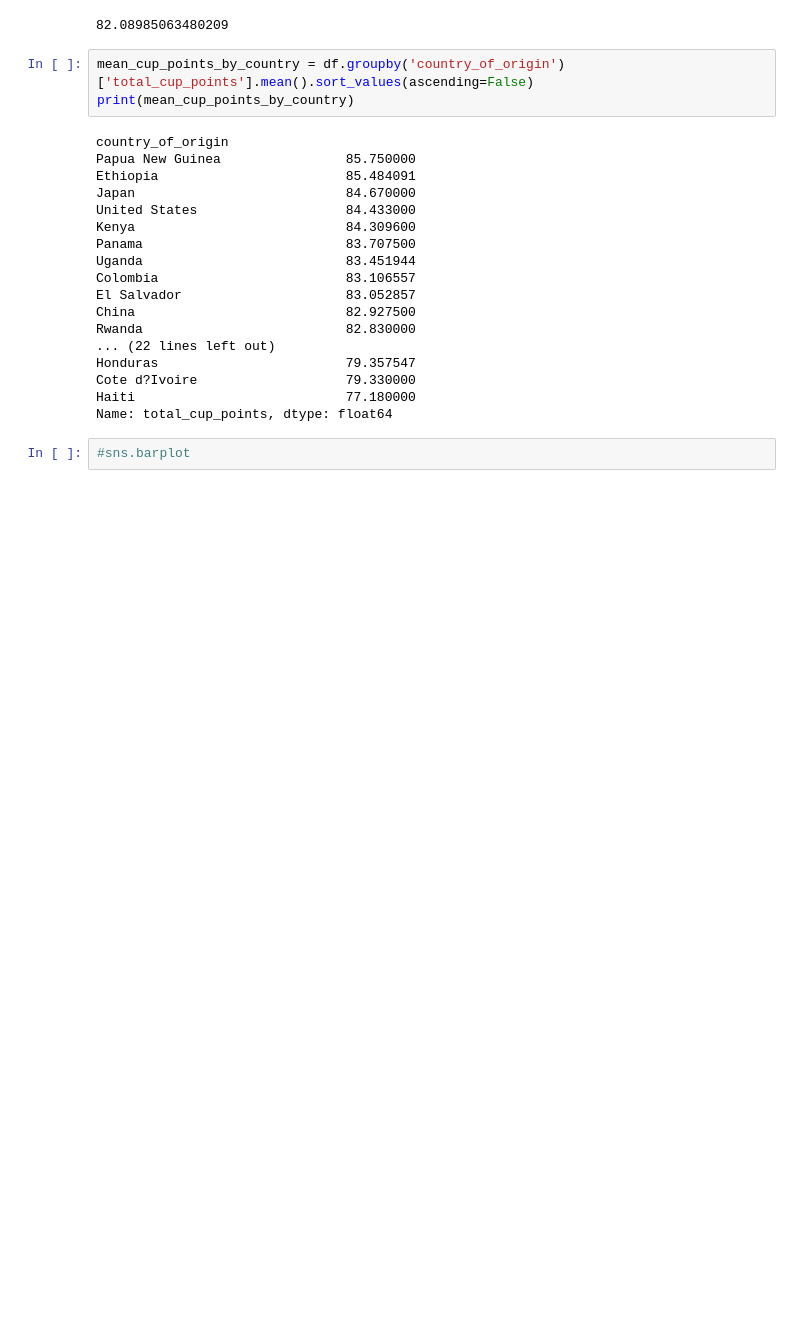
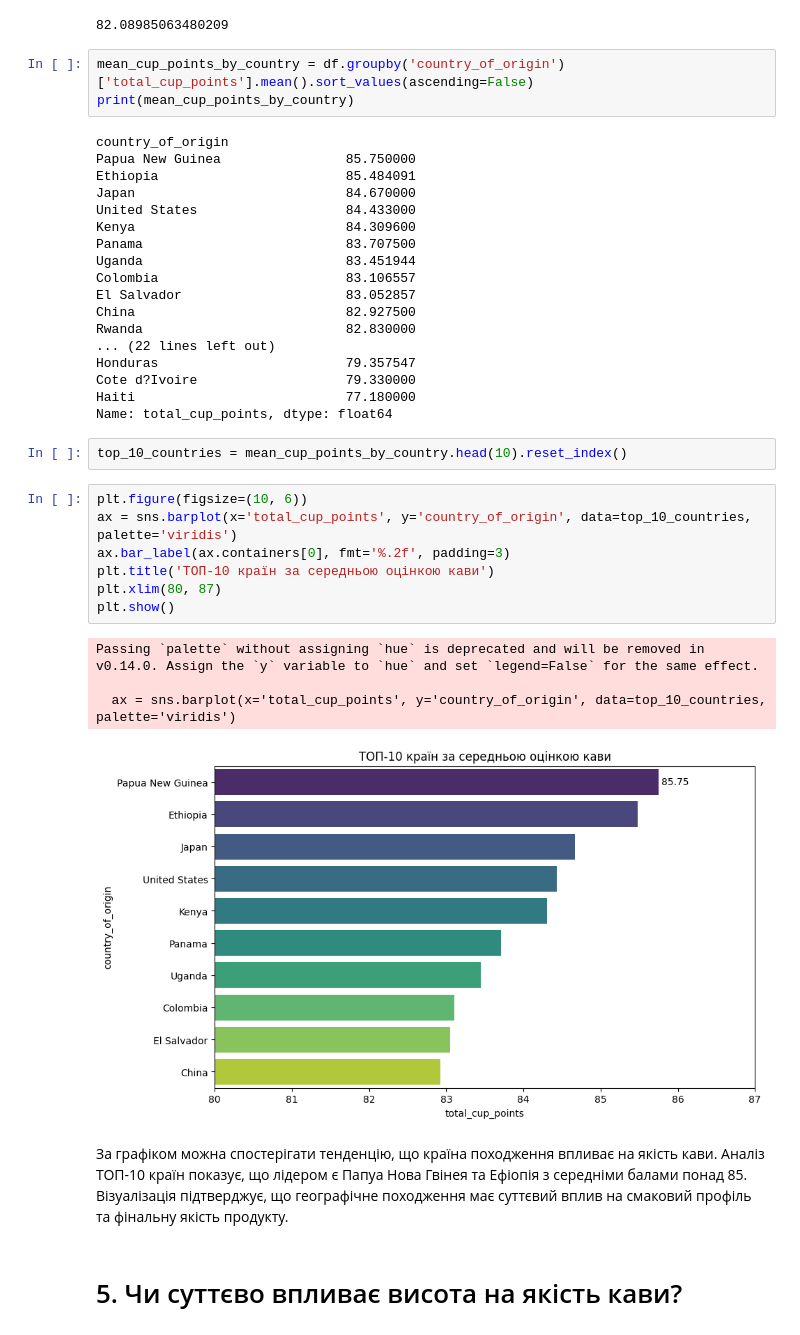
Before and after one commit to anastasiia3006/HW6, a Jupyter notebook: step_project1.ipynb, the cells around one changed output. Cells and saved outputs as stored; diff of their text form; blank space fills up the shorter version.

```diff
--- a/step_project1.ipynb
+++ b/step_project1.ipynb
@@ -183,5 +183,21 @@ Honduras                        79.357547
 Cote d?Ivoire                   79.330000
 Haiti                           77.180000
 Name: total_cup_points, dtype: float64
+# %%
+top_10_countries = mean_cup_points_by_country.head(10).reset_index()
 # %%
-#sns.barplot
+plt.figure(figsize=(10, 6))
+ax = sns.barplot(x='total_cup_points', y='country_of_origin', data=top_10_countries, palette='viridis')
+ax.bar_label(ax.containers[0], fmt='%.2f', padding=3)
+plt.title('ТОП-10 країн за середньою оцінкою кави')
+plt.xlim(80, 87)
+plt.show()
+# %% [output]
+Passing `palette` without assigning `hue` is deprecated and will be removed in v0.14.0. Assign the `y` variable to `hue` and set `legend=False` for the same effect.
+
+  ax = sns.barplot(x='total_cup_points', y='country_of_origin', data=top_10_countries, palette='viridis')
+[figure, added]
+# %% [markdown]
+За графіком можна спостерігати тенденцію, що країна походження впливає на якість кави. Аналіз ТОП-10 країн показує, що лідером є Папуа Нова Гвінея та Ефіопія з середніми балами понад 85. Візуалізація підтверджує, що географічне походження має суттєвий вплив на смаковий профіль та фінальну якість продукту.
+# %% [markdown]
+# 5. Чи суттєво впливає висота на якість кави?
```
Also changed, not shown: parts of 3 cells of this notebook.
